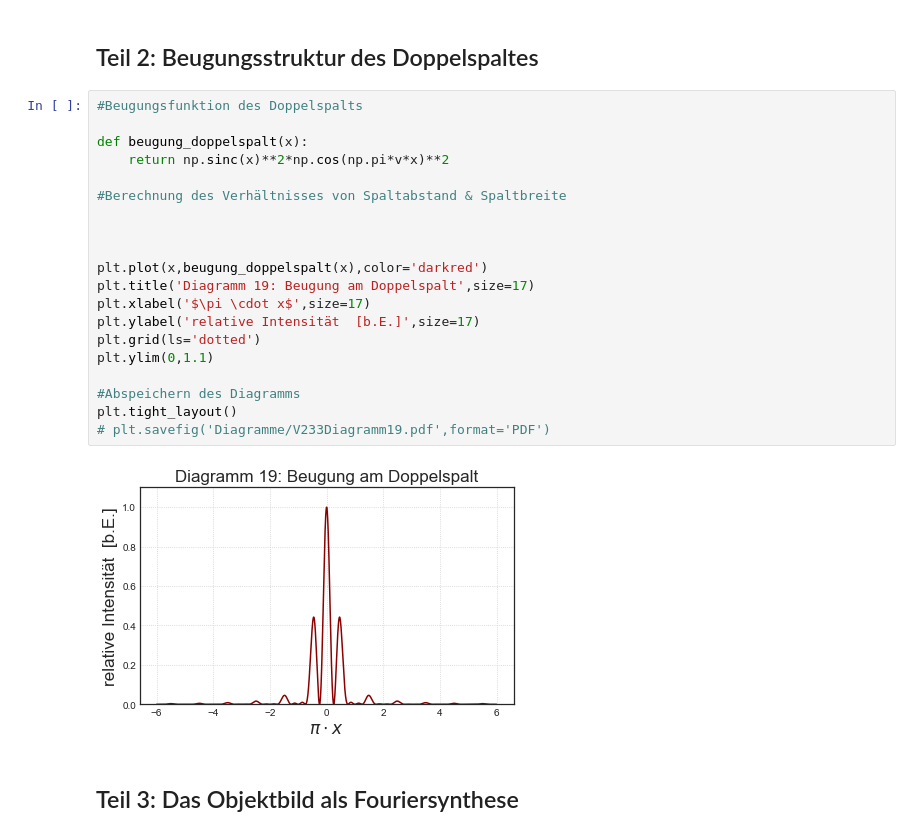
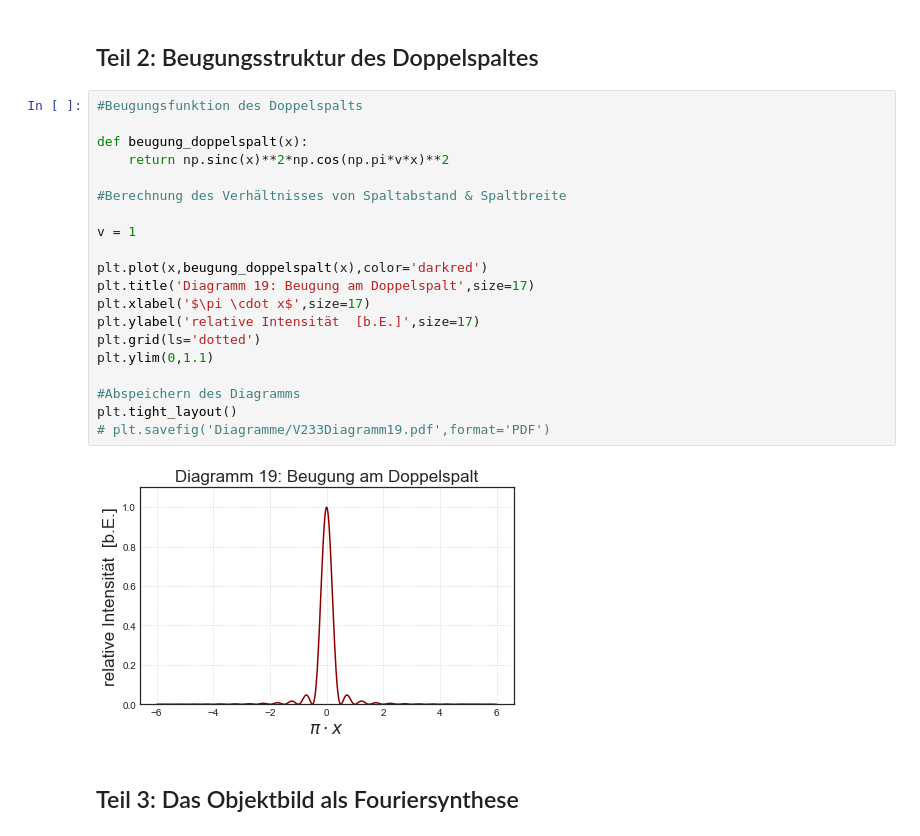
Before and after one commit to MajestyQ/Lectures, a Jupyter notebook: Praktikum/233 - Fourieroptik/V233 Fourier-Optik .ipynb, the cells around one changed output. Drawn from its saved outputs; the diff is of its cells as text.

```diff
--- a/Praktikum/233 - Fourieroptik/V233 Fourier-Optik .ipynb
+++ b/Praktikum/233 - Fourieroptik/V233 Fourier-Optik .ipynb
@@ -267,24 +267,24 @@ mit Fehler:
 # %%
 #Beugungsfunktion des Doppelspalts
 
 def beugung_doppelspalt(x):
     return np.sinc(x)**2*np.cos(np.pi*v*x)**2
 
 #Berechnung des Verhältnisses von Spaltabstand & Spaltbreite
 
-
+v = 1
 
 plt.plot(x,beugung_doppelspalt(x),color='darkred')
 plt.title('Diagramm 19: Beugung am Doppelspalt',size=17)
 plt.xlabel('$\pi \cdot x$',size=17)
 plt.ylabel('relative Intensität  [b.E.]',size=17)
 plt.grid(ls='dotted')
 plt.ylim(0,1.1)
 
 #Abspeichern des Diagramms
 plt.tight_layout()
 # plt.savefig('Diagramme/V233Diagramm19.pdf',format='PDF')
 # %% [output]
-[figure, old version]
+[figure, new version]
 # %% [markdown]
 ## Teil 3: Das Objektbild als Fouriersynthese
```
Also changed, not shown: parts of 13 cells of this notebook, 17 other files.
